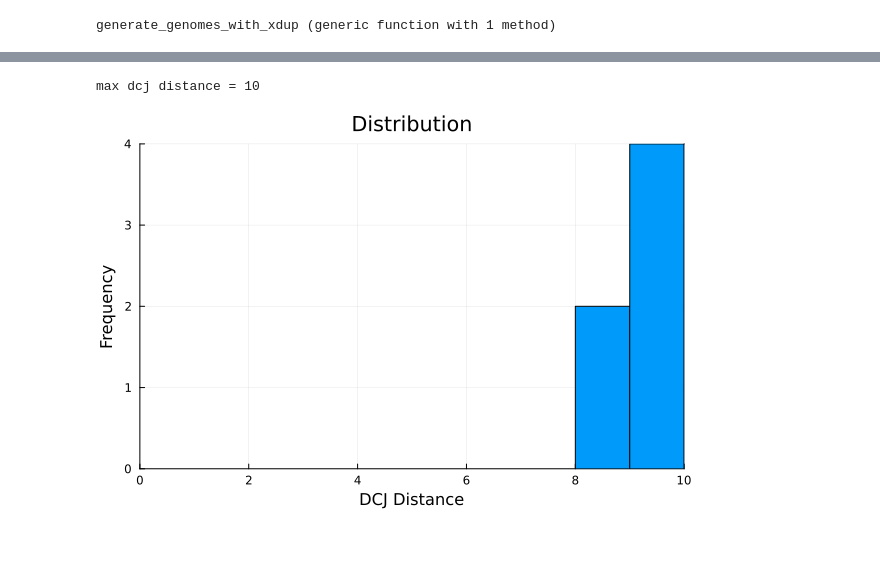
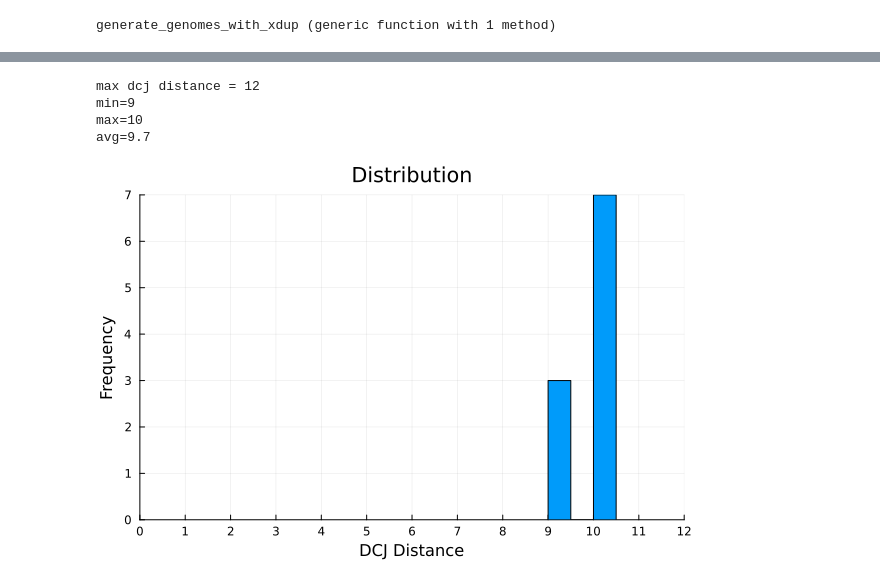
Before and after one commit to mliu31/dcj-heuristics, a Jupyter notebook: randommap.ipynb, the cells around one changed output, grey strips where cells are left out. Drawn from its saved outputs; the diff is of its cells as text; code cells hidden in the pictures; blank space fills up the shorter version.

Commit message:
added more details about distribution in the output with the grpah

```diff
--- a/randommap.ipynb
+++ b/randommap.ipynb
@@ -476,20 +485,31 @@ dcj distances [9, 8, 10, 9, 10, 9, 9, 10, 10, 8]
 # %%
 ### visualization
 
-max_value = length(target)
-print("max dcj distance = ", max_value)
-
-# range for x-ticks from 0 to max_value with a step of 2
-xticks = 0:2:max_value
-
-# Create a histogram
-histogram(dcj_dist_list, title="Distribution", label="", xlabel="DCJ Distance", ylabel="Frequency",  xlims=(0, max_value), xticks=(xticks, xticks))
+max_value = length(target)+2
+println("max dcj distance = ", max_value)
 
 # SOCS of distribution
 # shape -- skewed right usually
 # outliers - none
 # center - depends
 # spread -- narrow
+min = minimum(dcj_dist_list)
+max = maximum(dcj_dist_list)
+avg = mean(dcj_dist_list)
+
+println("min=", min)
+println("max=", max)
+println("avg=", avg)
+
+
+# range for x-ticks from 0 to max_value with a step of 2
+xticks = 0:1:max_value
+
+# Create a histogram
+histogram(dcj_dist_list, title="Distribution", label="", xlabel="DCJ Distance", ylabel="Frequency",  xlims=(0, max_value), xticks=(xticks, xticks))
 # %% [output]
-max dcj distance = 10
+max dcj distance = 12
+min=9
+max=10
+avg=9.7
-[figure, old version]
+[figure, new version]
```
Also changed, not shown: parts of 6 cells of this notebook.
